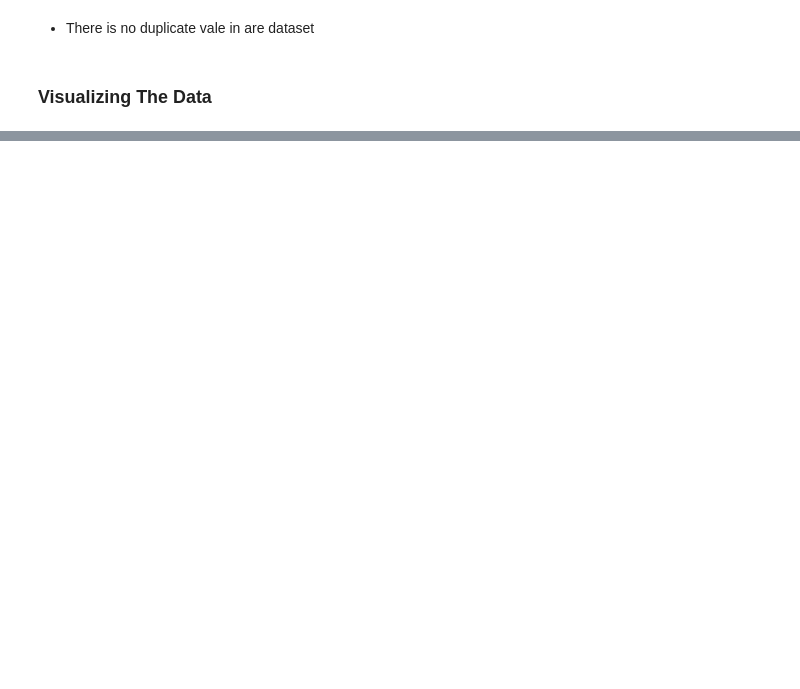
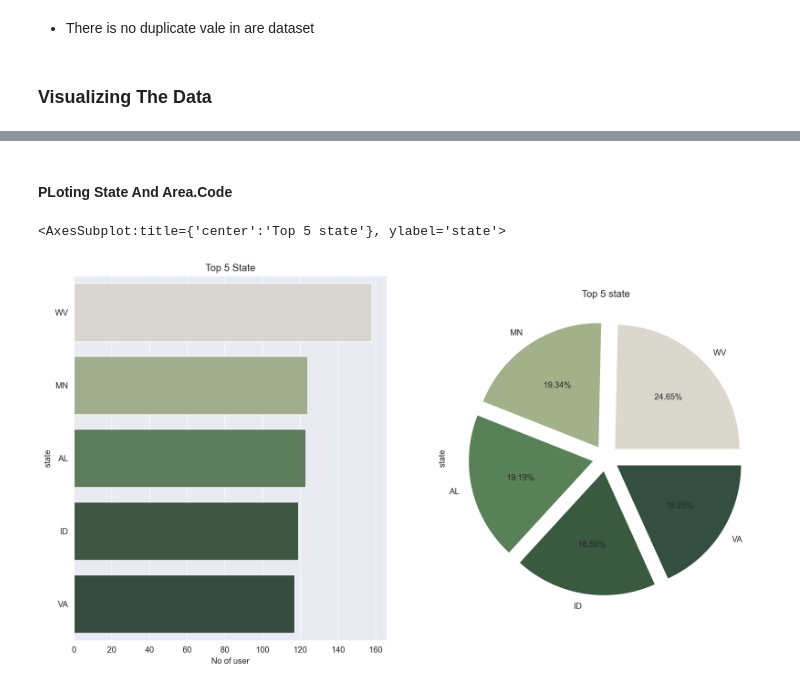
Before and after one commit to kunal-mallick/Churn_Prediction, a Jupyter notebook: Data Preprocessing & EDA/EDA.ipynb, the cells around one changed output, grey strips where cells are left out. Saved outputs shown, nothing was run; the diff lists cells and outputs as text; code cells hidden in the pictures; blank space fills up the shorter version.

```diff
--- a/Data Preprocessing & EDA/EDA.ipynb
+++ b/Data Preprocessing & EDA/EDA.ipynb
@@ -317,0 +328,21 @@ churn[churn.duplicated()]
+# %% [markdown]
+#### PLoting State And Area.Code
+# %%
+fig, ax = plt.subplots(ncols = 2)
+
+plt.setp(ax[0], title = 'Top 5 State')
+plt.setp(ax[0], xlabel = 'No of user')
+plt.setp(ax[0], ylabel = 'state')
+sns.barplot(y = ch['state'].value_counts().head(5).index,
+            x = ch['state'].value_counts().head(5).values,
+            ax = ax[0],
+            palette=['#dad7cd','#a3b18a','#588157','#3a5a40','#344e41'])
+
+explode = (0.1, 0.1, 0.1, 0.1, 0.1)
+
+plt.setp(ax[1], title = "Top 5 state")
+ch['state'].value_counts().head(5).plot(kind='pie', autopct = '%.2f%%', ax = ax[1],
+            explode = explode, colors=['#dad7cd','#a3b18a','#588157','#3a5a40','#344e41'])
+# %% [output]
+<AxesSubplot:title={'center':'Top 5 state'}, ylabel='state'>
+[figure, added]
```
Also changed, not shown: parts of 33 cells of this notebook.
